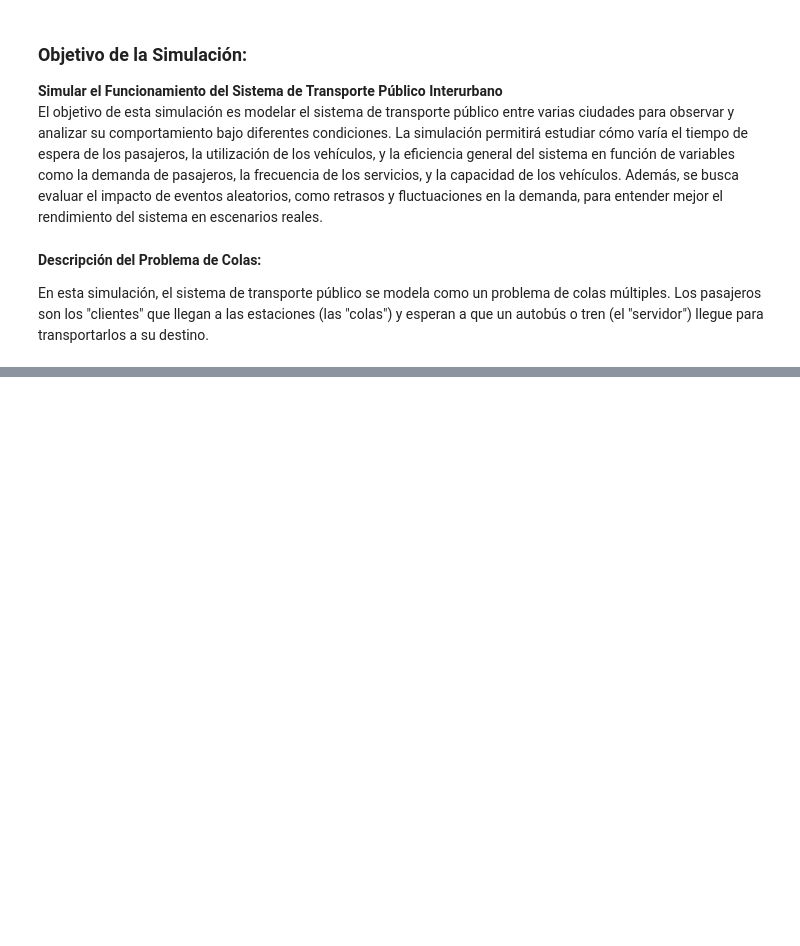
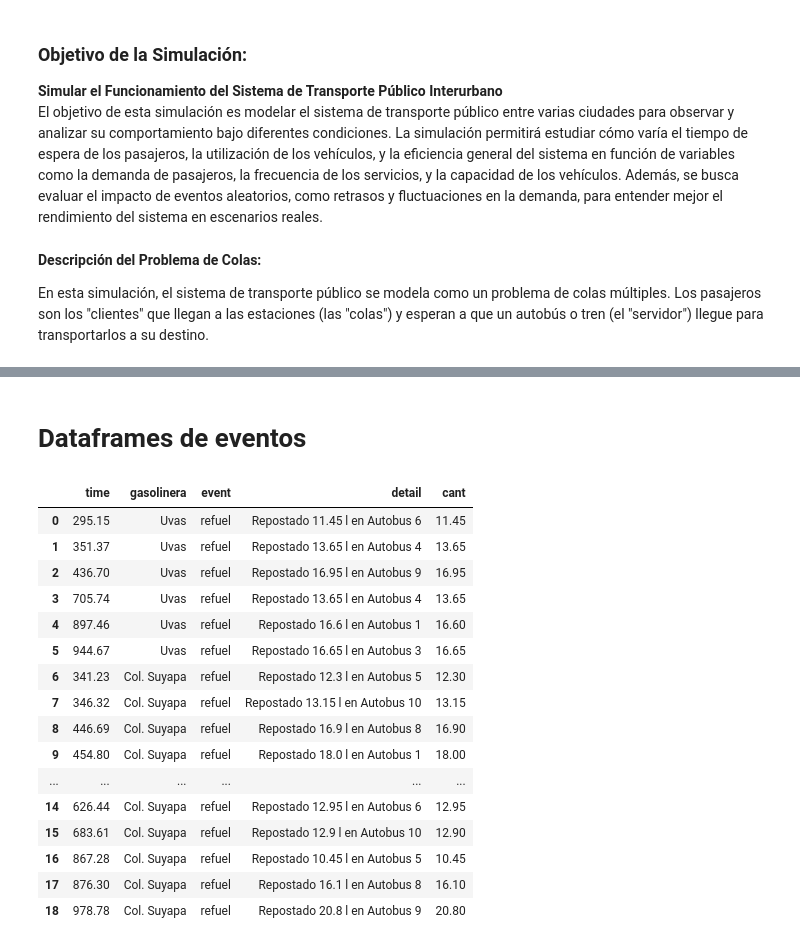
Before and after one commit to JocsanRueda/Teoria-de-la-simulacion-, a Jupyter notebook: Unidad I/proyecto_final.ipynb, the cells around one changed output, grey strips where cells are left out. Cells and saved outputs as stored; diff of their text form; code cells hidden in the pictures; blank space fills up the shorter version.

```diff
--- a/Unidad I/proyecto_final.ipynb
+++ b/Unidad I/proyecto_final.ipynb
@@ -327,0 +581,22 @@ tiempo 99: El vehiculo ha salido de la estacion El Trapiche despues de 5 min
+# %% [markdown]
+# Dataframes de eventos
+# %%
+station_events
+# %% [output]
+|  | time | gasolinera | event | detail | cant |
+| 0 | 295.15 | Uvas | refuel | Repostado 11.45 l en Autobus 6 | 11.45 |
+| 1 | 351.37 | Uvas | refuel | Repostado 13.65 l en Autobus 4 | 13.65 |
+| 2 | 436.70 | Uvas | refuel | Repostado 16.95 l en Autobus 9 | 16.95 |
+| 3 | 705.74 | Uvas | refuel | Repostado 13.65 l en Autobus 4 | 13.65 |
+| 4 | 897.46 | Uvas | refuel | Repostado 16.6 l en Autobus 1 | 16.60 |
+| 5 | 944.67 | Uvas | refuel | Repostado 16.65 l en Autobus 3 | 16.65 |
+| 6 | 341.23 | Col. Suyapa | refuel | Repostado 12.3 l en Autobus 5 | 12.30 |
+| 7 | 346.32 | Col. Suyapa | refuel | Repostado 13.15 l en Autobus 10 | 13.15 |
+| 8 | 446.69 | Col. Suyapa | refuel | Repostado 16.9 l en Autobus 8 | 16.90 |
+| 9 | 454.80 | Col. Suyapa | refuel | Repostado 18.0 l en Autobus 1 | 18.00 |
+| ... | ... | ... | ... | ... | ... |
+| 14 | 626.44 | Col. Suyapa | refuel | Repostado 12.95 l en Autobus 6 | 12.95 |
+| 15 | 683.61 | Col. Suyapa | refuel | Repostado 12.9 l en Autobus 10 | 12.90 |
+| 16 | 867.28 | Col. Suyapa | refuel | Repostado 10.45 l en Autobus 5 | 10.45 |
+| 17 | 876.30 | Col. Suyapa | refuel | Repostado 16.1 l en Autobus 8 | 16.10 |
+| 18 | 978.78 | Col. Suyapa | refuel | Repostado 20.8 l en Autobus 9 | 20.80 |
```
Also changed, not shown: parts of 42 cells of this notebook.
